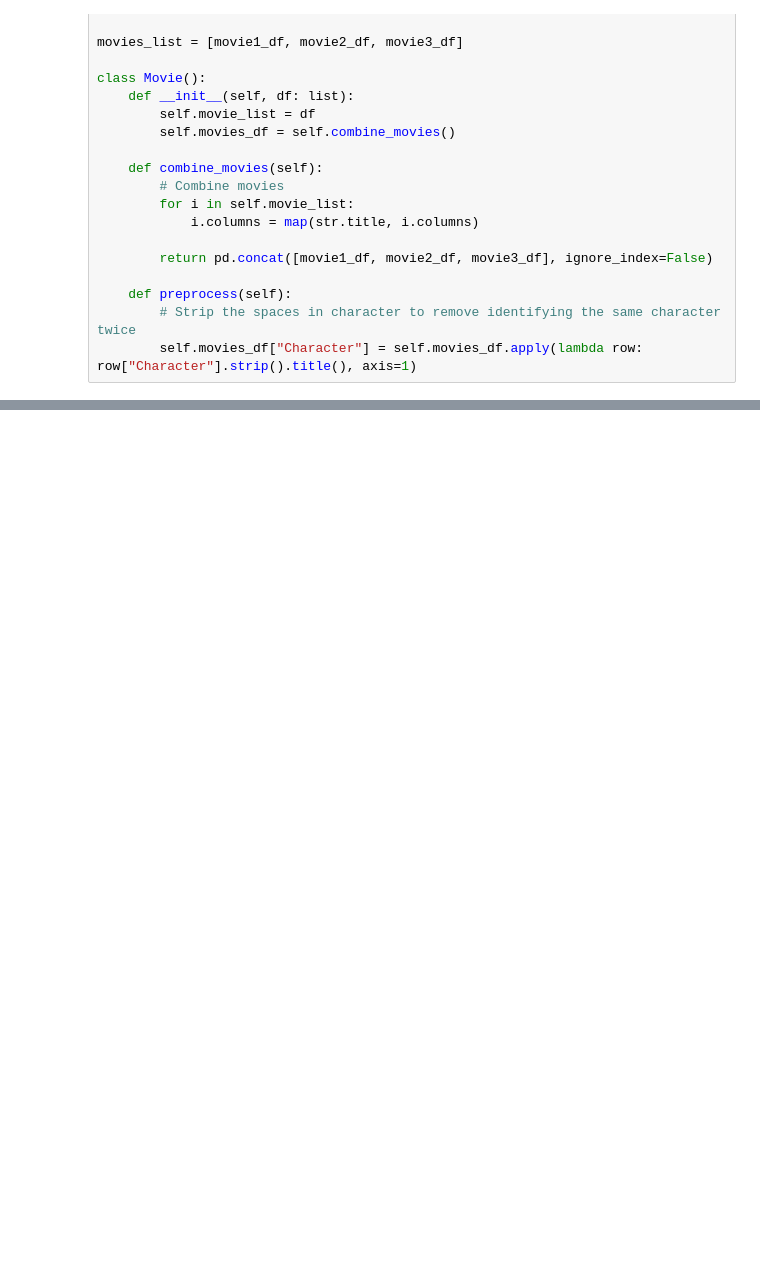
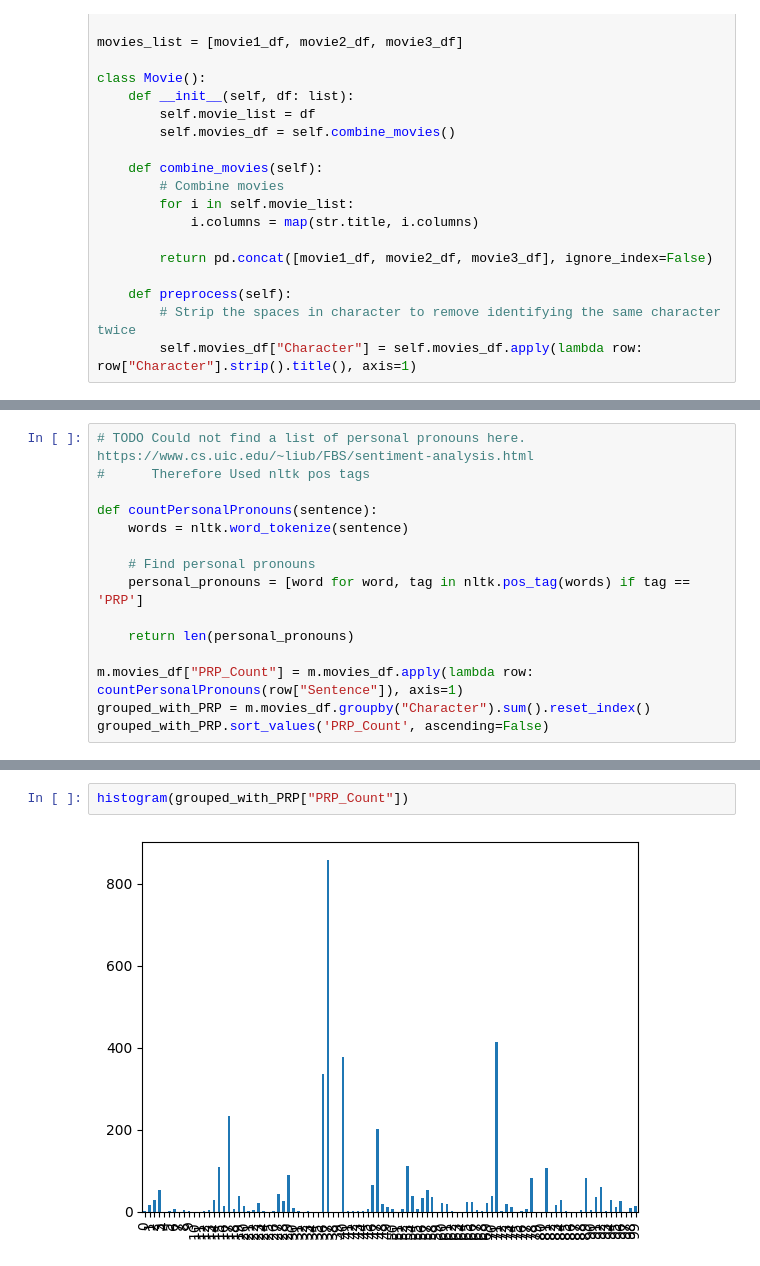
Before and after one commit to DuminduA/NLP_Project_12, a Jupyter notebook: Analyze_dataset.ipynb, the cells around one changed output, grey strips where cells are left out. Cells and saved outputs as stored; diff of their text form; blank space fills up the shorter version.

```diff
--- a/Analyze_dataset.ipynb
+++ b/Analyze_dataset.ipynb
@@ -92,0 +125,15 @@ plotLengethOfTotalScript(m.movies_df)
+# %%
+# TODO Could not find a list of personal pronouns here. https://www.cs.uic.edu/~liub/FBS/sentiment-analysis.html
+#      Therefore Used nltk pos tags
+
+def countPersonalPronouns(sentence):
+    words = nltk.word_tokenize(sentence)
+
+    # Find personal pronouns
+    personal_pronouns = [word for word, tag in nltk.pos_tag(words) if tag == 'PRP']
+
+    return len(personal_pronouns)
+
+m.movies_df["PRP_Count"] = m.movies_df.apply(lambda row: countPersonalPronouns(row["Sentence"]), axis=1)
+grouped_with_PRP = m.movies_df.groupby("Character").sum().reset_index()
+grouped_with_PRP.sort_values('PRP_Count', ascending=False)
@@ -92,0 +154,4 @@ plotLengethOfTotalScript(m.movies_df)
+# %%
+histogram(grouped_with_PRP["PRP_Count"])
+# %% [output]
+[figure, added]
```
Also changed, not shown: parts of 21 cells of this notebook, 1 other file.
